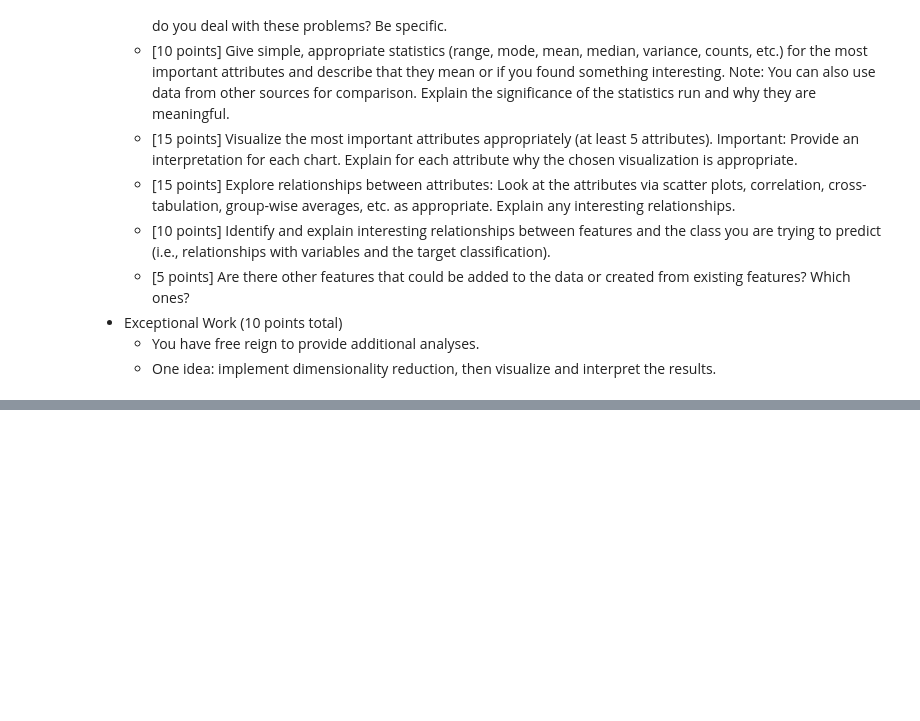
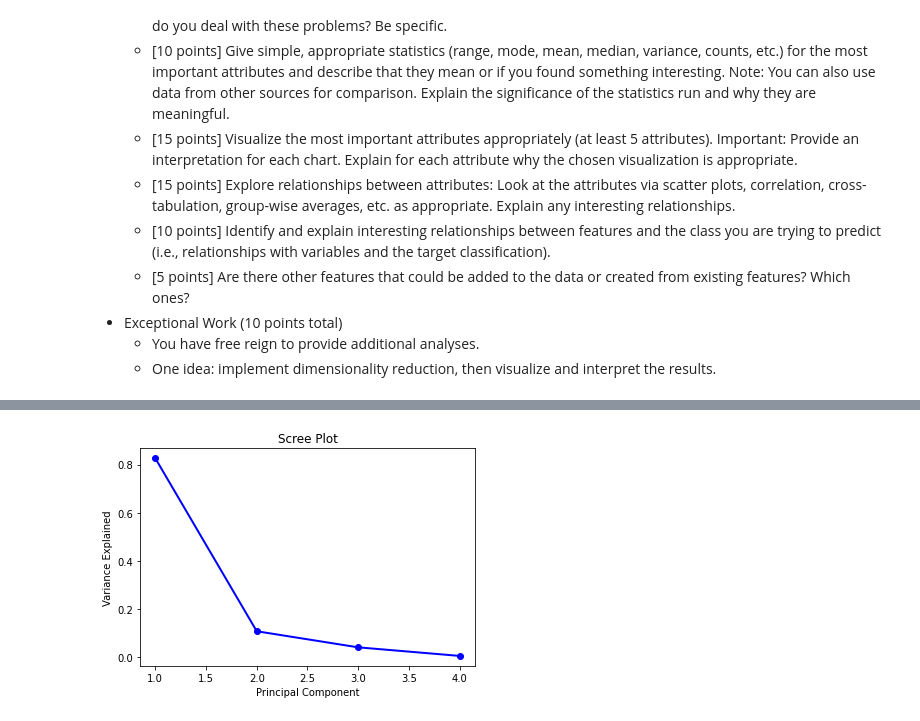
Before and after one commit to bx-lr/ps_obf_ml, a Jupyter notebook: labs/01_lab.ipynb, the cells around one changed output, grey strips where cells are left out. Saved outputs shown, nothing was run; the diff lists cells and outputs as text; code cells hidden in the pictures; blank space fills up the shorter version.

```diff
--- a/labs/01_lab.ipynb
+++ b/labs/01_lab.ipynb
@@ -24,0 +228,12 @@ whatever format you like, but it is easiest to turn in the rendered iPython note
+# %%
+# pca for top 4 components
+pca = PCA(n_components=4)
+pca_fit = pca.fit(subset)
+PC_values = np.arange(pca.n_components_) + 1
+plt.plot(PC_values, pca.explained_variance_ratio_, 'o-', linewidth=2, color='blue')
+plt.title('Scree Plot')
+plt.xlabel('Principal Component')
+plt.ylabel('Variance Explained')
+plt.show()
+# %% [output]
+[figure, added]
```
Also changed, not shown: parts of 15 cells of this notebook, 2 other files.
